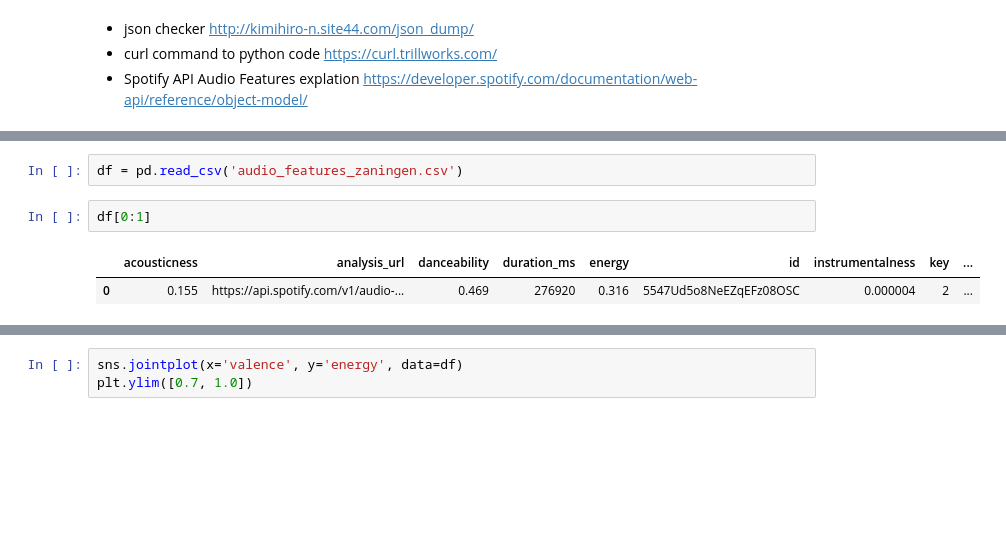
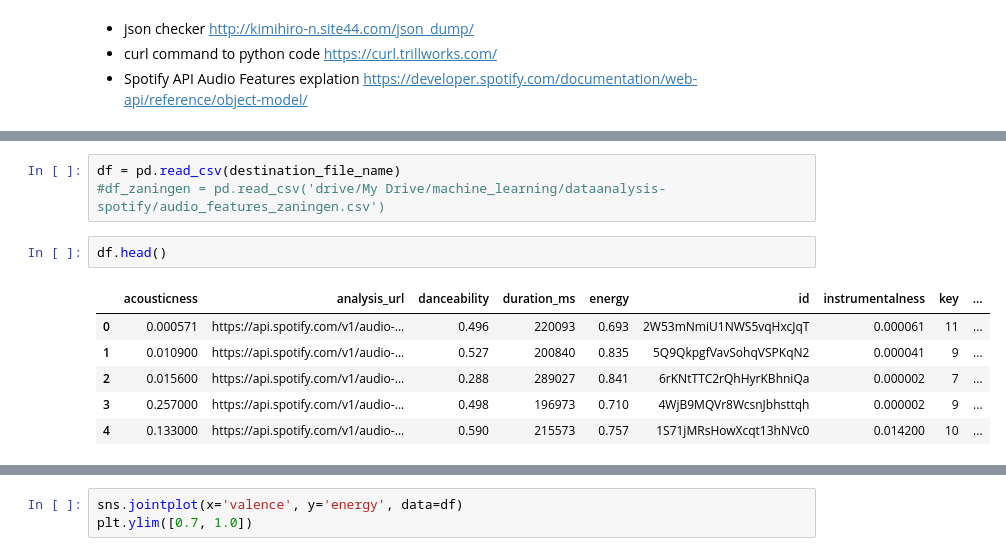
Before and after one commit to kentaojapi/dataanalytics-spotify-artist-data, a Jupyter notebook: SpotifyAnalytics.ipynb, the cells around one changed output, grey strips where cells are left out. Cells and saved outputs as stored; diff of their text form; blank space fills up the shorter version.

```diff
--- a/SpotifyAnalytics.ipynb
+++ b/SpotifyAnalytics.ipynb
@@ -22,10 +82,15 @@ mpl.rcParams['font.family'] = 'AppleGothic'
 # %%
-df = pd.read_csv('audio_features_zaningen.csv')
+df = pd.read_csv(destination_file_name)
+#df_zaningen = pd.read_csv('drive/My Drive/machine_learning/dataanalysis-spotify/audio_features_zaningen.csv')
-# %%
-df[0:1]
-# %% [output]
-|  | acousticness | analysis_url | danceability | duration_ms | energy | id | instrumentalness | key | ... |
-| 0 | 0.155 | https://api.spotify.com/v1/audio-... | 0.469 | 276920 | 0.316 | 5547Ud5o8NeEZqEFz08OSC | 0.000004 | 2 | ... |
+# %%
+df.head()
+# %% [output]
+|  | acousticness | analysis_url | danceability | duration_ms | energy | id | instrumentalness | key | ... |
+| 0 | 0.000571 | https://api.spotify.com/v1/audio-... | 0.496 | 220093 | 0.693 | 2W53mNmiU1NWS5vqHxcJqT | 0.000061 | 11 | ... |
+| 1 | 0.010900 | https://api.spotify.com/v1/audio-... | 0.527 | 200840 | 0.835 | 5Q9QkpgfVavSohqVSPKqN2 | 0.000041 | 9 | ... |
+| 2 | 0.015600 | https://api.spotify.com/v1/audio-... | 0.288 | 289027 | 0.841 | 6rKNtTTC2rQhHyrKBhniQa | 0.000002 | 7 | ... |
+| 3 | 0.257000 | https://api.spotify.com/v1/audio-... | 0.498 | 196973 | 0.710 | 4WjB9MQVr8WcsnJbhsttqh | 0.000002 | 9 | ... |
+| 4 | 0.133000 | https://api.spotify.com/v1/audio-... | 0.590 | 215573 | 0.757 | 1S71jMRsHowXcqt13hNVc0 | 0.014200 | 10 | ... |
 # %%
 df_valence = df[['valence', 'name']]
 df_valence.sort_values('valence', ascending=False, inplace=True)
```
Also changed, not shown: parts of 30 cells of this notebook.
